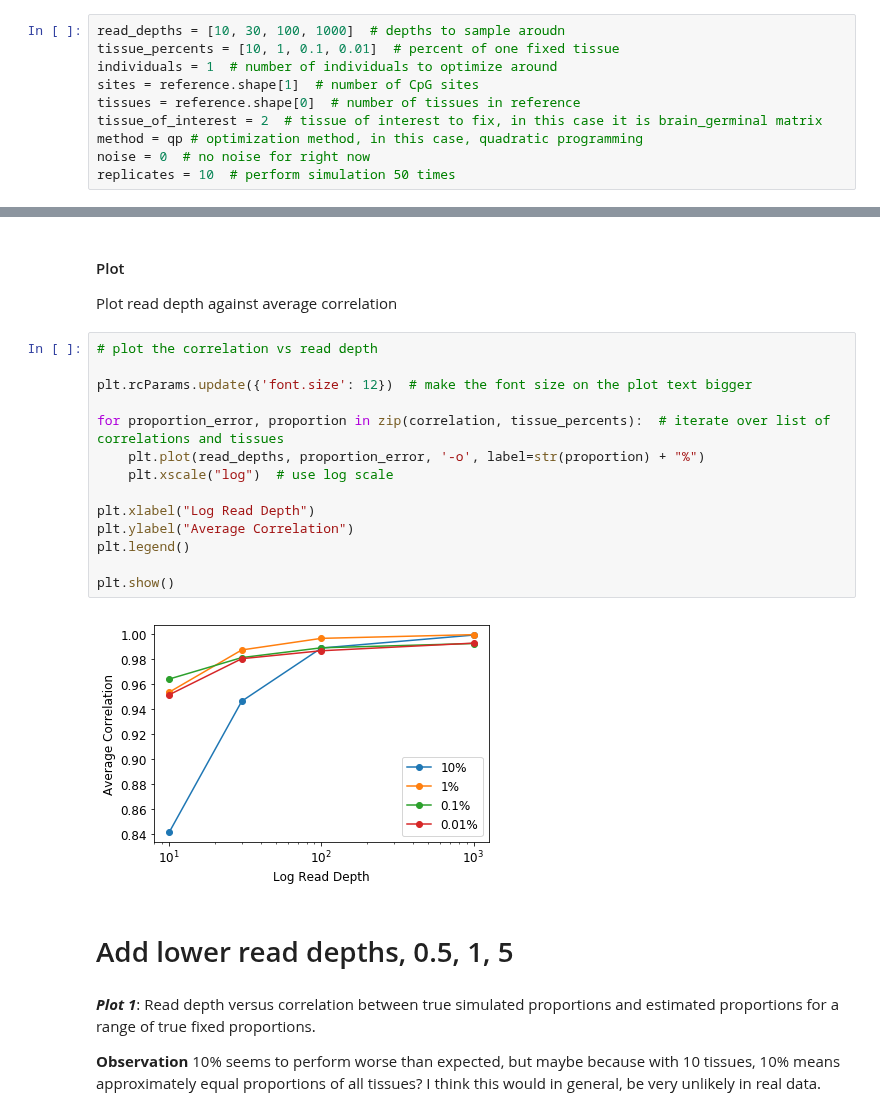
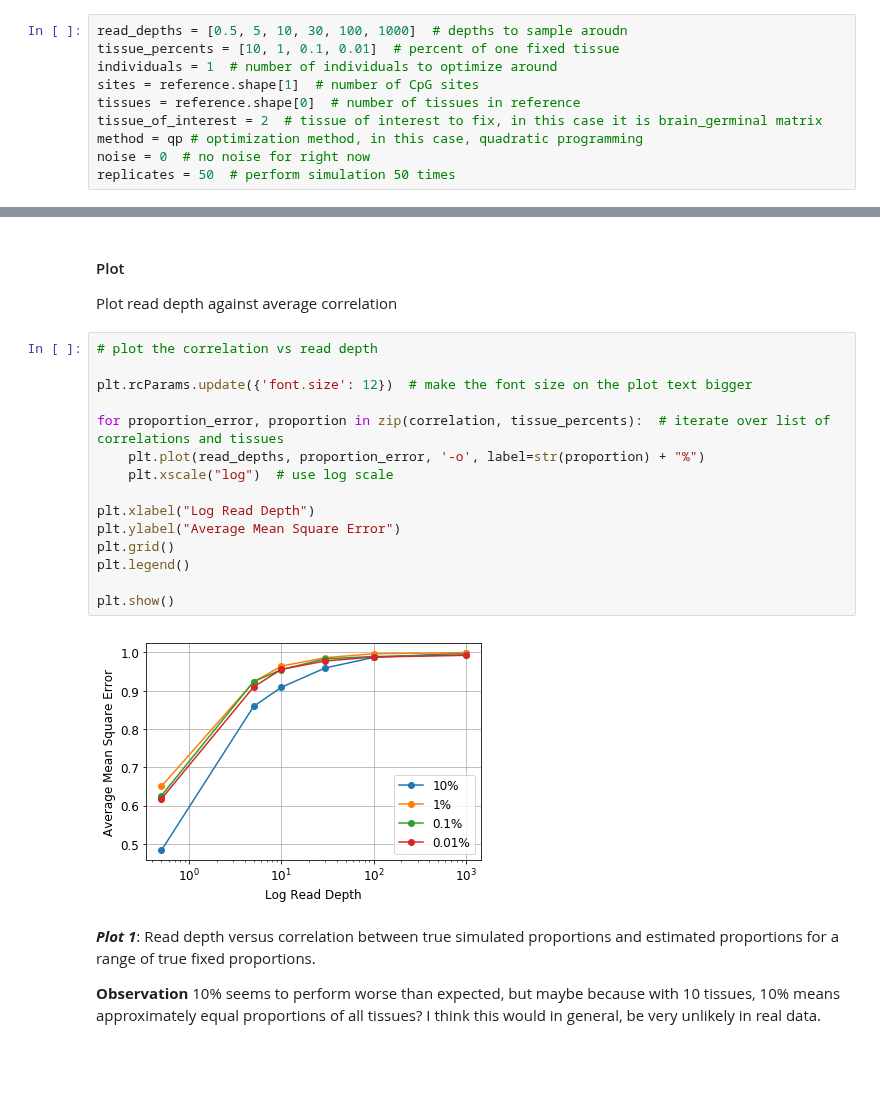
Before and after one commit to yangkangyf/cfDNA-deconvolution, a Jupyter notebook: plots/Simulation_experiments_1.ipynb, the cells around one changed output, grey strips where cells are left out. Drawn from its saved outputs; the diff is of its cells as text; blank space fills up the shorter version.

```diff
--- a/plots/Simulation_experiments_1.ipynb
+++ b/plots/Simulation_experiments_1.ipynb
@@ -113,7 +114,7 @@ reference = roadmap_dmrs_top10000.as_matrix().T  # make reference a numpy array
 
 Each sub-experiment has differing parameters for generating simulating data outlined in the 'experiment parameters' section.
 # %%
-read_depths = [10, 30, 100, 1000]  # depths to sample aroudn
+read_depths = [0.5, 5, 10, 30, 100, 1000]  # depths to sample aroudn
 tissue_percents = [10, 1, 0.1, 0.01]  # percent of one fixed tissue
 individuals = 1  # number of individuals to optimize around
 sites = reference.shape[1]  # number of CpG sites
@@ -121,7 +122,7 @@ tissues = reference.shape[0]  # number of tissues in reference
 tissue_of_interest = 2  # tissue of interest to fix, in this case it is brain_germinal matrix
 method = qp # optimization method, in this case, quadratic programming
 noise = 0  # no noise for right now
-replicates = 10  # perform simulation 50 times
+replicates = 50  # perform simulation 50 times
 # %% [markdown]
 #### Run Simulation
 
@@ -152,21 +153,20 @@ Plot read depth against average correlation
 # %%
 # plot the correlation vs read depth
 
 plt.rcParams.update({'font.size': 12})  # make the font size on the plot text bigger
 
 for proportion_error, proportion in zip(correlation, tissue_percents):  # iterate over list of correlations and tissues
     plt.plot(read_depths, proportion_error, '-o', label=str(proportion) + "%")
     plt.xscale("log")  # use log scale
 
 plt.xlabel("Log Read Depth")
-plt.ylabel("Average Correlation")
+plt.ylabel("Average Mean Square Error")
+plt.grid()
 plt.legend()
 
 plt.show()
 # %% [output]
-[figure, old version]
+[figure, new version]
-# %% [markdown]
-# Add lower read depths, 0.5, 1, 5
 # %% [markdown]
 __*Plot 1*__: Read depth versus correlation between true simulated proportions and estimated proportions for a range of true fixed proportions.
 
```
Also changed, not shown: parts of 8 cells of this notebook, 6 other files.
